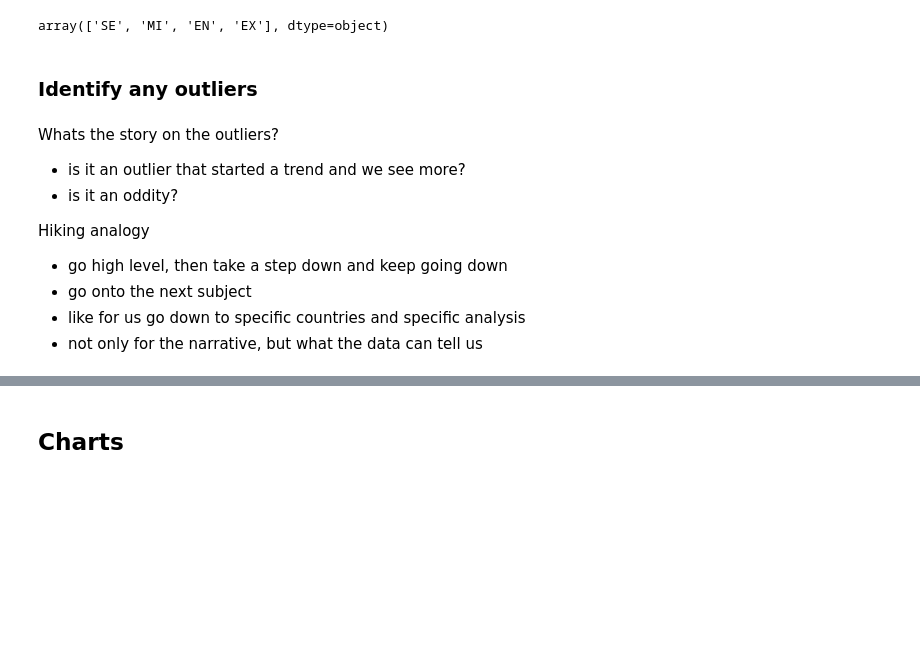
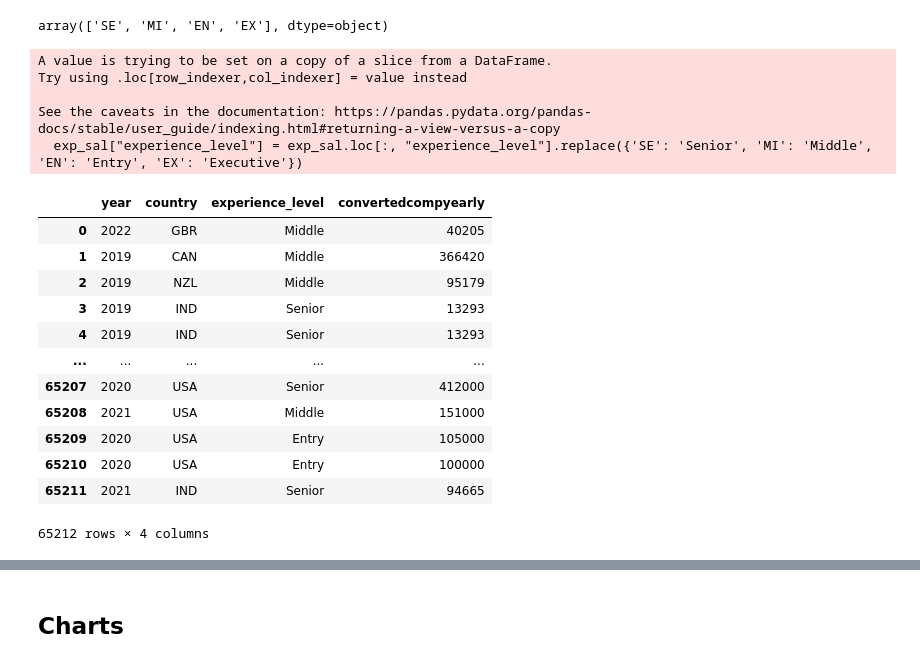
Before and after one commit to lmg1404/data_professionals_analysis, a Jupyter notebook: analysis.ipynb, the cells around one changed output, grey strips where cells are left out. Cells and saved outputs as stored; diff of their text form; code cells hidden in the pictures; blank space fills up the shorter version.

Commit message:
groundwork for rest of analysis

```diff
--- a/analysis.ipynb
+++ b/analysis.ipynb
@@ -729,14 +704,43 @@ salaries["experience_level"].unique()
 # %% [output]
 array(['SE', 'MI', 'EN', 'EX'], dtype=object)
-# %% [markdown]
-### Identify any outliers
-# %% [markdown]
-Whats the story on the outliers?
-- is it an outlier that started a trend and we see more?
-- is it an oddity?
-
-Hiking analogy
-- go high level, then take a step down and keep going down
-- go onto the next subject
-- like for us go down to specific countries and specific analysis
-- not only for the narrative, but what the data can tell us
+# %%
+# s_o["yearscodepro"] = s_o["yearscodepro"].astype(int)
+s_o["experience_level"] = s_o["yearscodepro"].replace({'Less than 1 year': 0, 'More than 50 years': 50})
+s_o["experience_level"] = s_o["experience_level"].fillna(0)
+s_o["experience_level"] = s_o["experience_level"].astype(int)
+s_o["experience_level"] = pd.cut(
+                                x=s_o["experience_level"],
+                                bins=[0, 2, 5, 10, np.inf],
+                                labels=['Entry', 'Middle', 'Senior', 'Executive']
+                            )
+# %%
+exp_so = s_o[["year", "country", "experience_level", "convertedcompyearly"]]
+exp_sal = salaries[["work_year", "employee_residence", "experience_level", "salary_in_usd"]]
+
+exp_so.loc[:, "year"] = exp_so.loc[:, "year"].astype('int64')
+exp_sal.loc[:, "salary_in_usd"] = exp_sal.loc[:, "salary_in_usd"].astype("float64")
+exp_sal["experience_level"] = exp_sal.loc[:, "experience_level"].replace({'SE': 'Senior', 'MI': 'Middle', 'EN': 'Entry', 'EX': 'Executive'})
+
+exp_sal.columns = exp_so.columns
+
+experience = pd.concat([exp_so, exp_sal], ignore_index=True)
+experience
+# %% [output]
+A value is trying to be set on a copy of a slice from a DataFrame.
+Try using .loc[row_indexer,col_indexer] = value instead
+
+See the caveats in the documentation: https://pandas.pydata.org/pandas-docs/stable/user_guide/indexing.html#returning-a-view-versus-a-copy
+  exp_sal["experience_level"] = exp_sal.loc[:, "experience_level"].replace({'SE': 'Senior', 'MI': 'Middle', 'EN': 'Entry', 'EX': 'Executive'})
+|  | year | country | experience_level | convertedcompyearly |
+| 0 | 2022 | GBR | Middle | 40205 |
+| 1 | 2019 | CAN | Middle | 366420 |
+| 2 | 2019 | NZL | Middle | 95179 |
+| 3 | 2019 | IND | Senior | 13293 |
+| 4 | 2019 | IND | Senior | 13293 |
+| ... | ... | ... | ... | ... |
+| 65207 | 2020 | USA | Senior | 412000 |
+| 65208 | 2021 | USA | Middle | 151000 |
+| 65209 | 2020 | USA | Entry | 105000 |
+| 65210 | 2020 | USA | Entry | 100000 |
+| 65211 | 2021 | IND | Senior | 94665 |
+65212 rows × 4 columns
```
Also changed, not shown: parts of 13 cells of this notebook.
